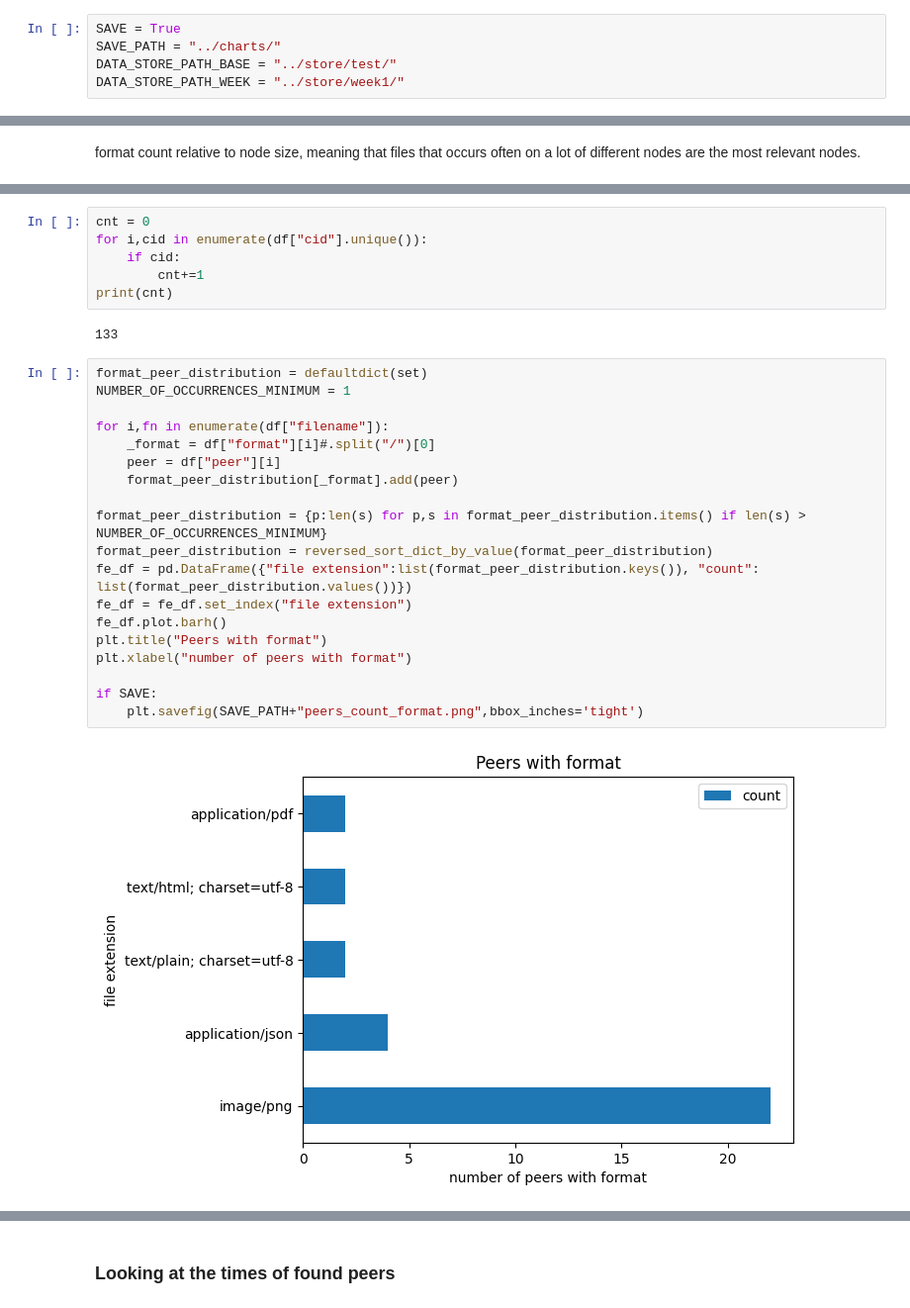
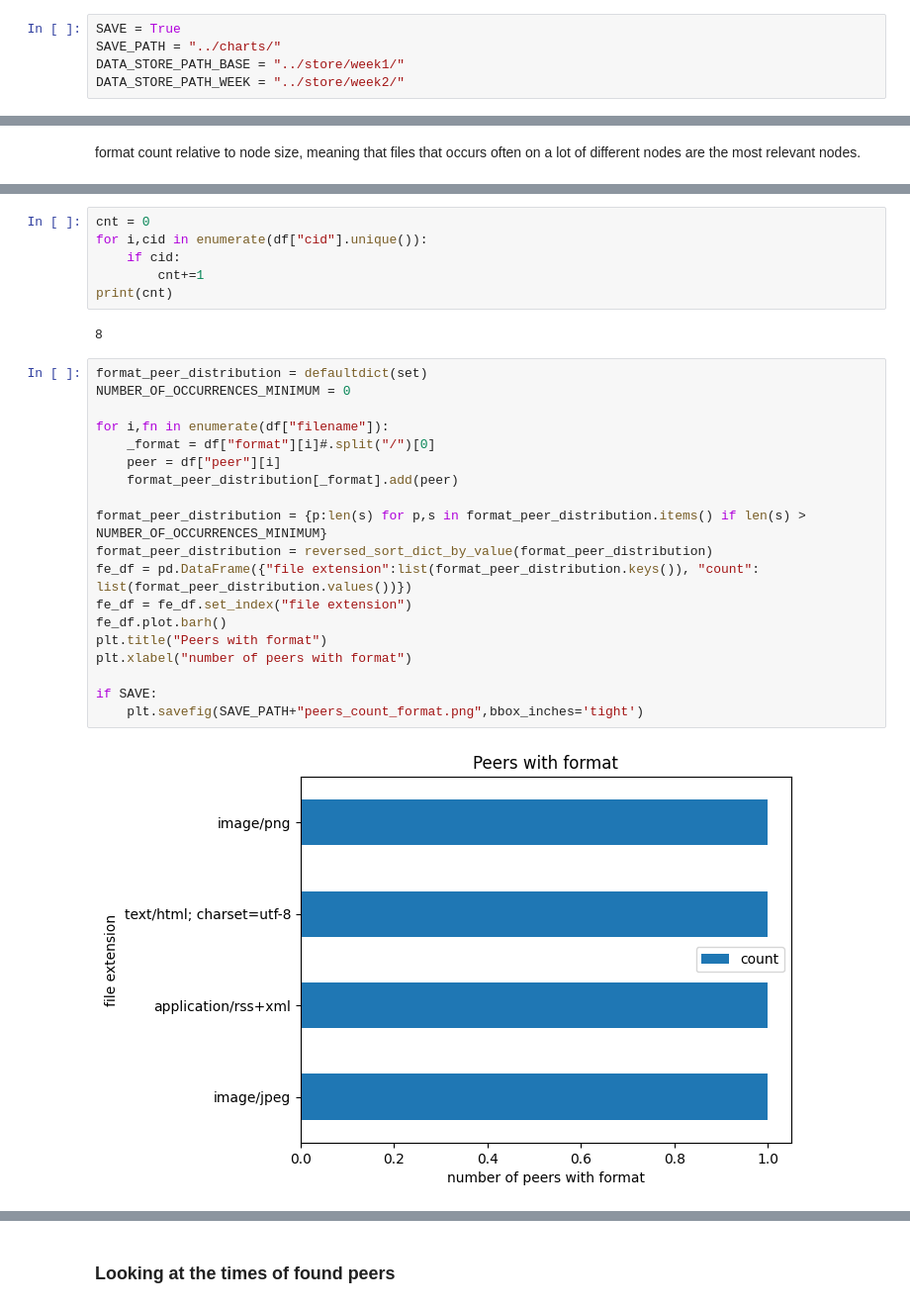
Before and after one commit to AxelGard/seek-ipns, a Jupyter notebook: playground/peer_data.ipynb, the cells around one changed output, grey strips where cells are left out. Shown at 99% size. Cells and saved outputs as stored; diff of their text form.

Commit message:
clean up needed before test

```diff
--- a/playground/peer_data.ipynb
+++ b/playground/peer_data.ipynb
@@ -1,8 +1,8 @@
 # %%
 SAVE = True
 SAVE_PATH = "../charts/"
-DATA_STORE_PATH_BASE = "../store/test/"
-DATA_STORE_PATH_WEEK = "../store/week1/"
+DATA_STORE_PATH_BASE = "../store/week1/"
+DATA_STORE_PATH_WEEK = "../store/week2/"
 # %%
 def reversed_sort_dict_by_value(dic:dict)-> dict:
     return {key:val for key, val in reversed(sorted(dic.items(), key=lambda item: item[1]))}
@@ -415,28 +405,28 @@ for i,cid in enumerate(df["cid"].unique()):
         cnt+=1
 print(cnt)
 # %% [output]
-133
+8
 # %%
 format_peer_distribution = defaultdict(set)
-NUMBER_OF_OCCURRENCES_MINIMUM = 1
+NUMBER_OF_OCCURRENCES_MINIMUM = 0
 
 for i,fn in enumerate(df["filename"]):
     _format = df["format"][i]#.split("/")[0]
     peer = df["peer"][i]
     format_peer_distribution[_format].add(peer)
 
 format_peer_distribution = {p:len(s) for p,s in format_peer_distribution.items() if len(s) > NUMBER_OF_OCCURRENCES_MINIMUM}
 format_peer_distribution = reversed_sort_dict_by_value(format_peer_distribution)
 fe_df = pd.DataFrame({"file extension":list(format_peer_distribution.keys()), "count": list(format_peer_distribution.values())})
 fe_df = fe_df.set_index("file extension")
 fe_df.plot.barh()
 plt.title("Peers with format")
 plt.xlabel("number of peers with format")
 
 if SAVE:
     plt.savefig(SAVE_PATH+"peers_count_format.png",bbox_inches='tight')
 # %% [output]
-[figure, old version]
+[figure, new version]
 # %%
 unique_nr_peers = len(df["peer"].unique())
 format_peer_distribution_prec = {p:s / unique_nr_peers for p,s in format_peer_distribution.items()}
```
Also changed, not shown: parts of 33 cells of this notebook, 14 other files.
